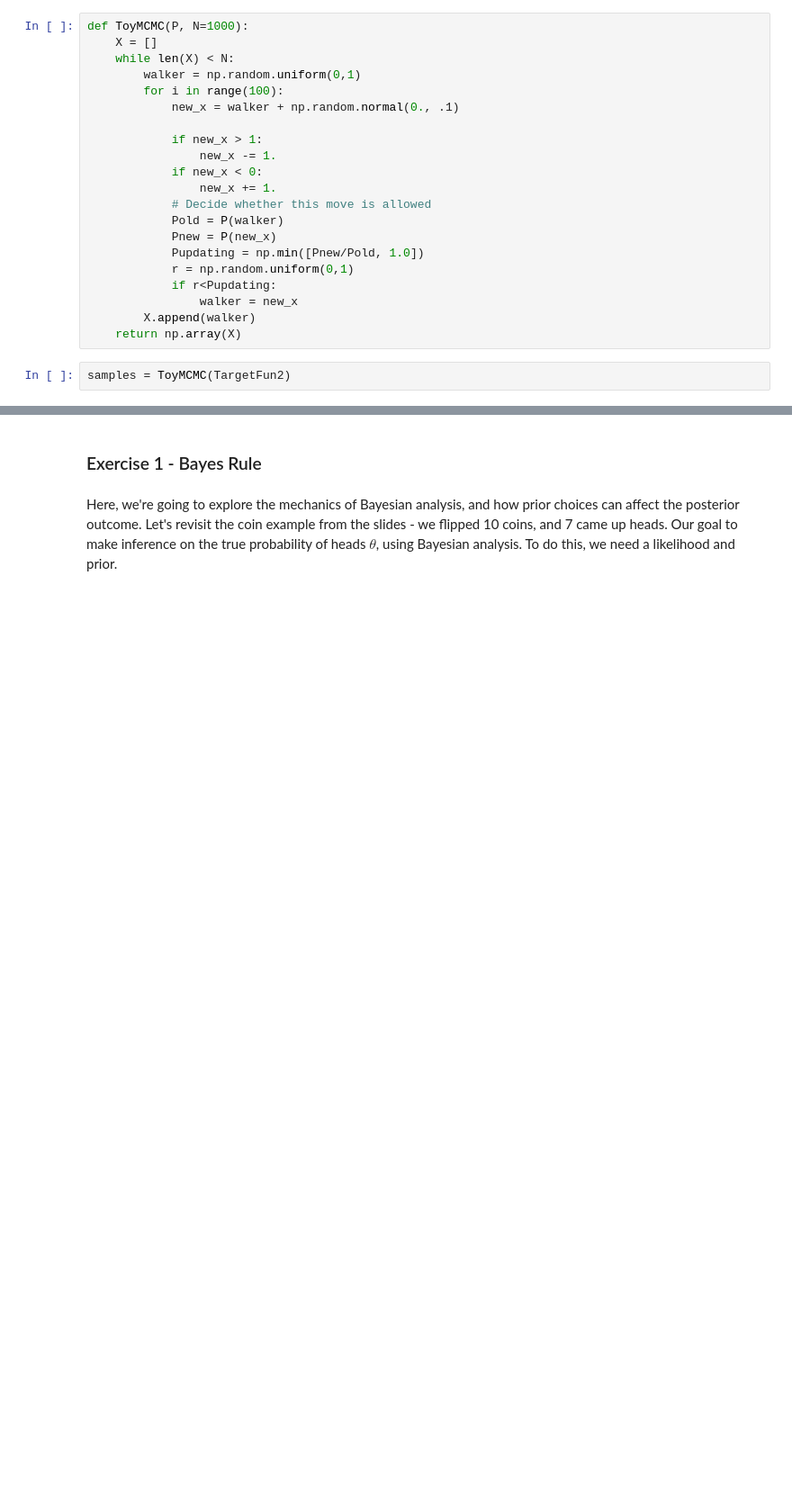
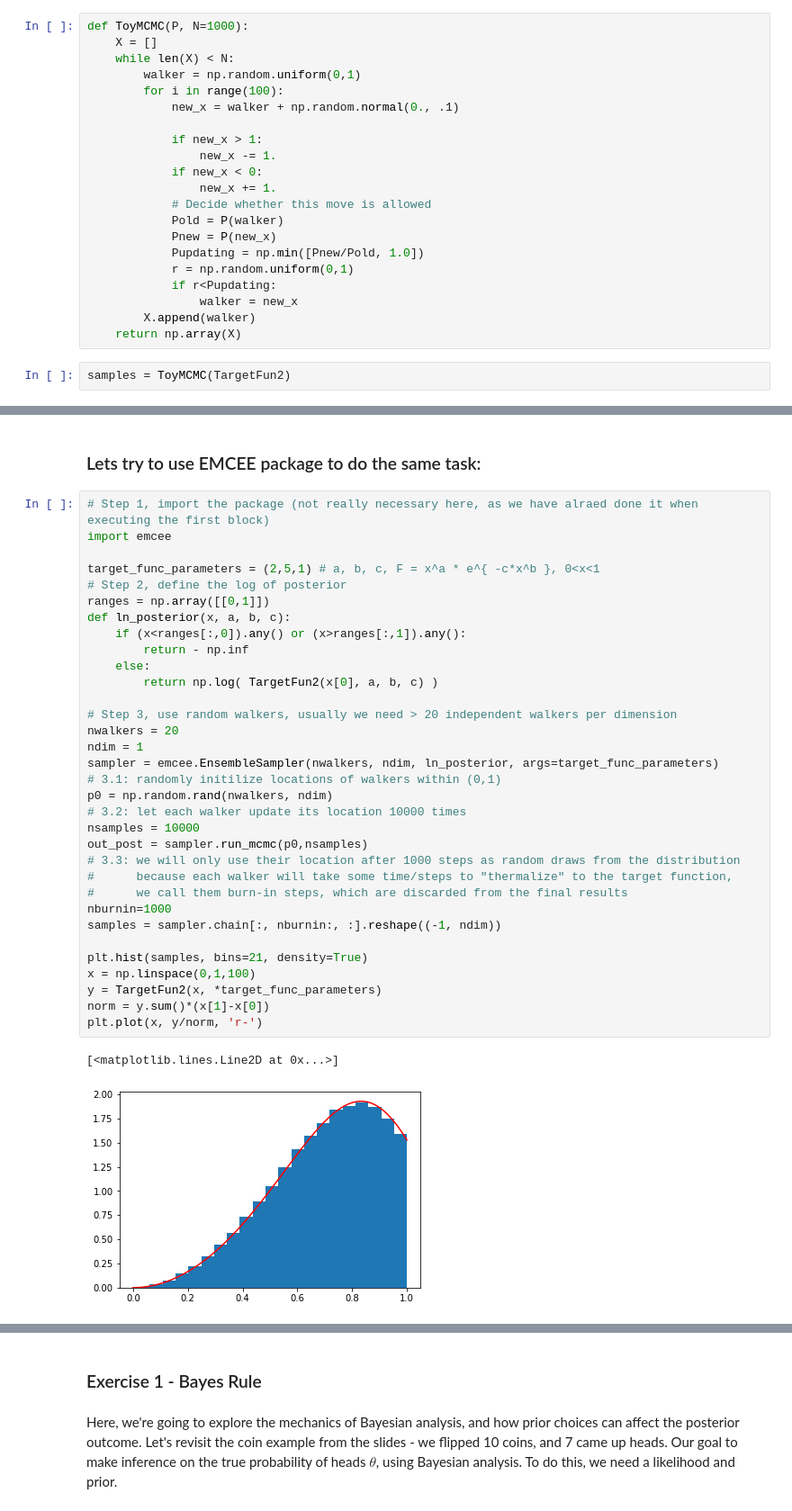
Before and after one commit to keweiyao/BayesExample, a Jupyter notebook: example.ipynb, the cells around one changed output, grey strips where cells are left out. Shown at 90% size. Drawn from its saved outputs; the diff is of its cells as text; blank space fills up the shorter version.

Commit message:
add examples of emcee and multi-varaite Gaussian + basic idea of a Gaussian Process

```diff
--- a/example.ipynb
+++ b/example.ipynb
@@ -102,0 +103,38 @@ plt.plot(x, y/norm, 'r-')
+# %% [markdown]
+### Lets try to use EMCEE package to do the same task:
+# %%
+# Step 1, import the package (not really necessary here, as we have alraed done it when executing the first block)
+import emcee
+
+target_func_parameters = (2,5,1) # a, b, c, F = x^a * e^{ -c*x^b }, 0<x<1
+# Step 2, define the log of posterior
+ranges = np.array([[0,1]])
+def ln_posterior(x, a, b, c):
+    if (x<ranges[:,0]).any() or (x>ranges[:,1]).any():
+        return - np.inf
+    else:
+        return np.log( TargetFun2(x[0], a, b, c) )
+
+# Step 3, use random walkers, usually we need > 20 independent walkers per dimension
+nwalkers = 20
+ndim = 1
+sampler = emcee.EnsembleSampler(nwalkers, ndim, ln_posterior, args=target_func_parameters)
+# 3.1: randomly initilize locations of walkers within (0,1)
+p0 = np.random.rand(nwalkers, ndim)
+# 3.2: let each walker update its location 10000 times
+nsamples = 10000
+out_post = sampler.run_mcmc(p0,nsamples)
+# 3.3: we will only use their location after 1000 steps as random draws from the distribution
+#      because each walker will take some time/steps to "thermalize" to the target function,
+#      we call them burn-in steps, which are discarded from the final results
+nburnin=1000
+samples = sampler.chain[:, nburnin:, :].reshape((-1, ndim))
+
+plt.hist(samples, bins=21, density=True)
+x = np.linspace(0,1,100)
+y = TargetFun2(x, *target_func_parameters)
+norm = y.sum()*(x[1]-x[0])
+plt.plot(x, y/norm, 'r-')
+# %% [output]
+[<matplotlib.lines.Line2D at 0x...>]
+[figure, added]
```
Also changed, not shown: parts of 19 cells of this notebook.
